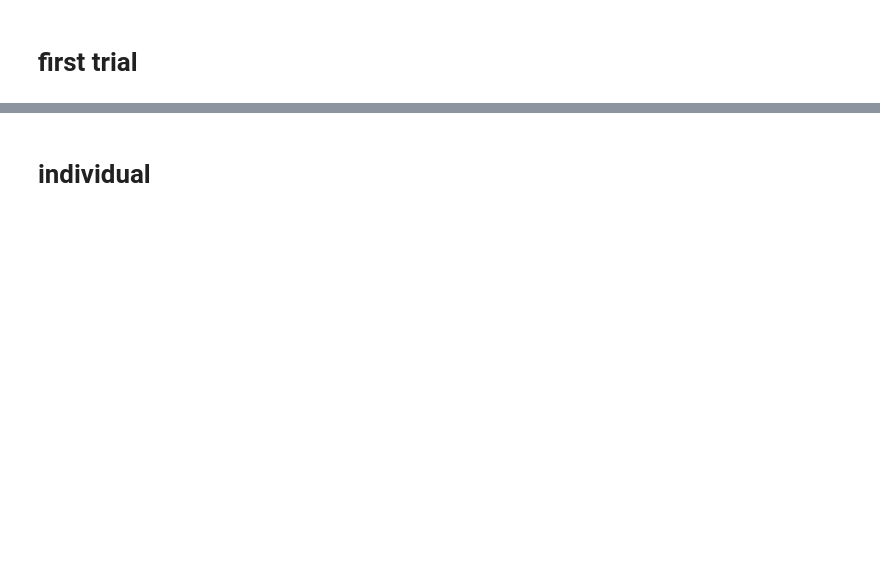
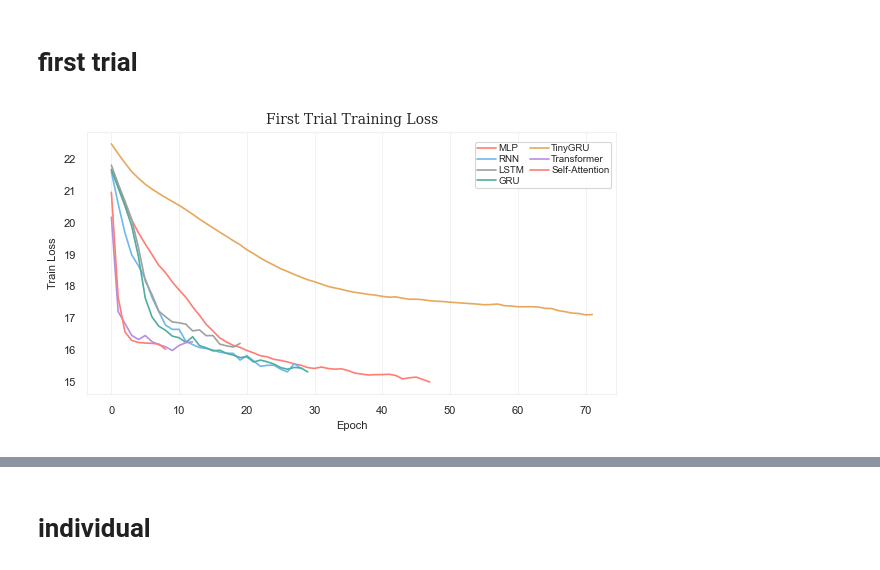
Before and after one commit to althealuo/Horizon, a Jupyter notebook: utils/analysis.ipynb, the cells around one changed output, grey strips where cells are left out. Saved outputs shown, nothing was run; the diff lists cells and outputs as text; code cells hidden in the pictures; blank space fills up the shorter version.

```diff
--- a/utils/analysis.ipynb
+++ b/utils/analysis.ipynb
@@ -37,6 +79,10 @@ combined_first_trial = {
     **output_mlp_first_trial,          # adds "MLP"
     **output_first_trial,  # adds "RNN", "LSTM", "GRU", etc.
 }
+# %%
+plot_loss(combined_first_trial, title="First Trial Training Loss")
+# %% [output]
+[figure, added]
 # %%
 plot_error_bars(combined_first_trial, title="First Trial (H1 vs H6)", baseline=[0.741, 0.741])
 # %% [output]
```
Also changed, not shown: parts of 11 cells of this notebook, 16 other files.
